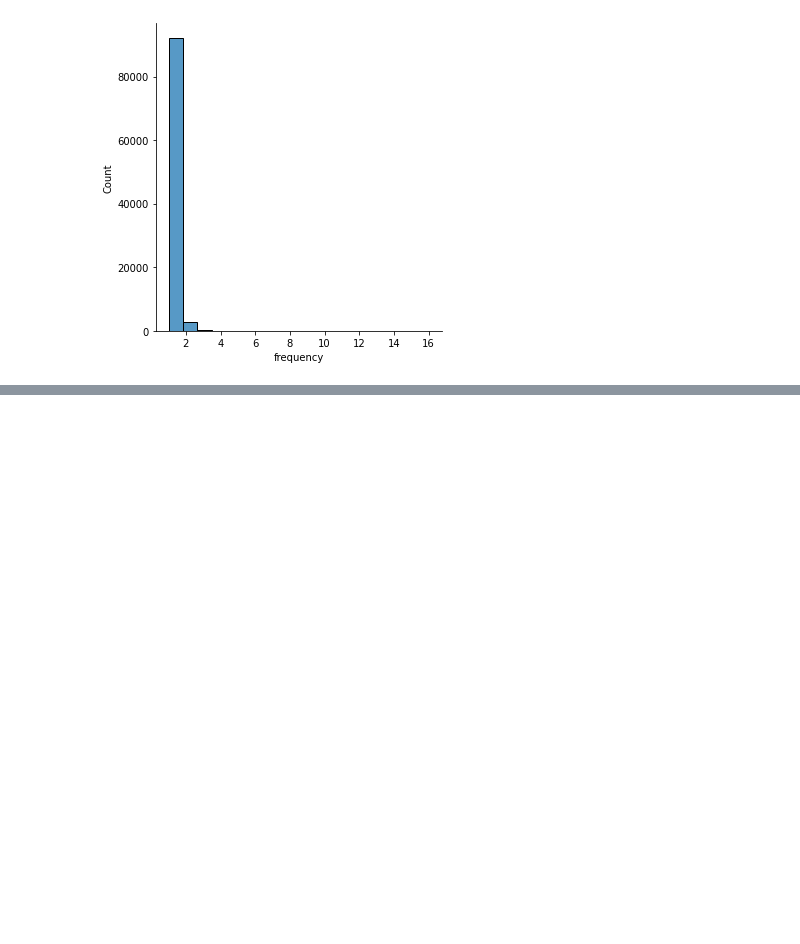
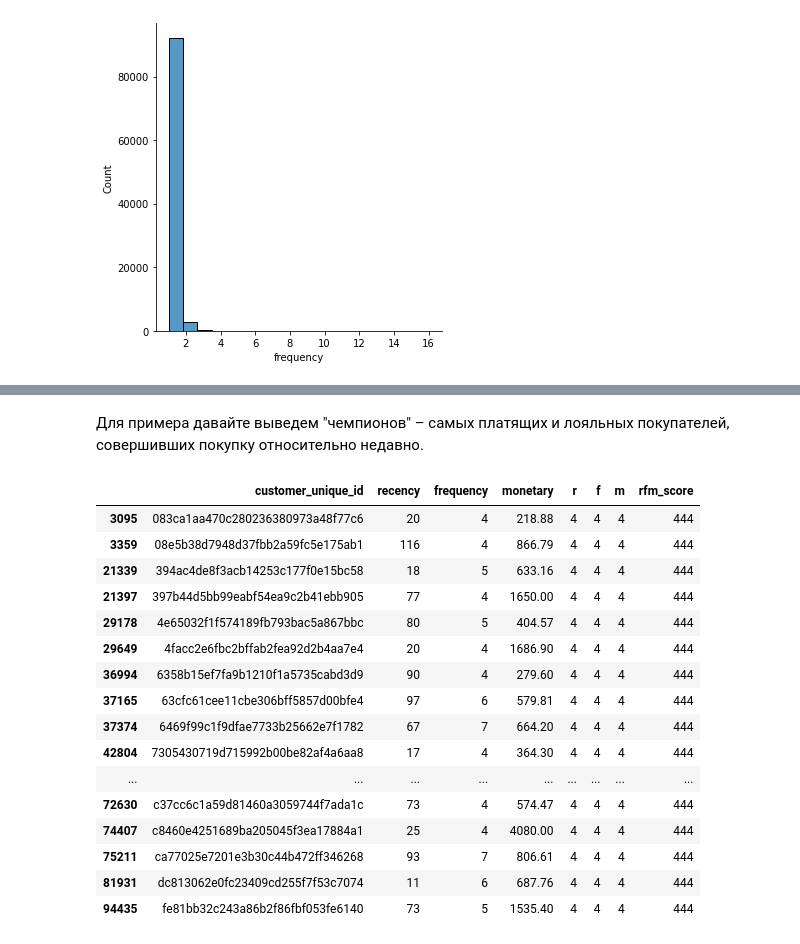
Before and after one commit to y0lk1n/analytics-practice, a Jupyter notebook: project_ecommerce/project_notebook.ipynb, the cells around one changed output, grey strips where cells are left out. Drawn from its saved outputs; the diff is of its cells as text; code cells hidden in the pictures; blank space fills up the shorter version.

Commit message:
Finished the RFM customer segmentation analysis in ecommerce_project

```diff
--- a/project_ecommerce/project_notebook.ipynb
+++ b/project_ecommerce/project_notebook.ipynb
@@ -596,4 +586,4 @@ rfm.head()
 # %%
-quintiles = rfm[['recency', 'frequency', 'monetary']].quantile([.2, .4, .6, .8]).to_dict()
-quintiles
+segments = rfm[['recency', 'frequency', 'monetary']].quantile([.25, .5, .75]).to_dict()
+segments
 # %% [output]
@@ -608,0 +622,3 @@ sns.displot(rfm.frequency)
+# %%
+segments['frequency'].update({0.25: 1.0, 0.5: 2.0, 0.75: 3.0})
+segments
@@ -608,0 +631,20 @@ sns.displot(rfm.frequency)
+# %%
+def r_score(x):
+    if x <= segments['recency'][.25]:
+        return 4
+    elif x <= segments['recency'][.5]:
+        return 3
+    elif x <= segments['recency'][.75]:
+        return 2
+    else:
+        return 1
+
+def fm_score(x, c):
+    if x <= segments[c][.25]:
+        return 1
+    elif x <= segments[c][.5]:
+        return 2
+    elif x <= segments[c][.75]:
+        return 3
+    else:
+        return 4
@@ -608,0 +653,7 @@ sns.displot(rfm.frequency)
+# %%
+rfm['r'] = rfm['recency'].apply(lambda x: r_score(x))
+rfm['f'] = rfm['frequency'].apply(lambda x: fm_score(x, 'frequency'))
+rfm['m'] = rfm['monetary'].apply(lambda x: fm_score(x, 'monetary'))
+
+rfm['rfm_score'] = rfm['r'].map(str) + rfm['f'].map(str) + rfm['m'].map(str)
+rfm.head()
@@ -608,0 +667,22 @@ sns.displot(rfm.frequency)
+# %% [markdown]
+Для примера давайте выведем "чемпионов" – самых платящих и лояльных покупателей, совершивших покупку относительно недавно.
+# %%
+rfm[rfm.rfm_score == '444']
+# %% [output]
+|  | customer_unique_id | recency | frequency | monetary | r | f | m | rfm_score |
+| 3095 | 083ca1aa470c280236380973a48f77c6 | 20 | 4 | 218.88 | 4 | 4 | 4 | 444 |
+| 3359 | 08e5b38d7948d37fbb2a59fc5e175ab1 | 116 | 4 | 866.79 | 4 | 4 | 4 | 444 |
+| 21339 | 394ac4de8f3acb14253c177f0e15bc58 | 18 | 5 | 633.16 | 4 | 4 | 4 | 444 |
+| 21397 | 397b44d5bb99eabf54ea9c2b41ebb905 | 77 | 4 | 1650.00 | 4 | 4 | 4 | 444 |
+| 29178 | 4e65032f1f574189fb793bac5a867bbc | 80 | 5 | 404.57 | 4 | 4 | 4 | 444 |
+| 29649 | 4facc2e6fbc2bffab2fea92d2b4aa7e4 | 20 | 4 | 1686.90 | 4 | 4 | 4 | 444 |
+| 36994 | 6358b15ef7fa9b1210f1a5735cabd3d9 | 90 | 4 | 279.60 | 4 | 4 | 4 | 444 |
+| 37165 | 63cfc61cee11cbe306bff5857d00bfe4 | 97 | 6 | 579.81 | 4 | 4 | 4 | 444 |
+| 37374 | 6469f99c1f9dfae7733b25662e7f1782 | 67 | 7 | 664.20 | 4 | 4 | 4 | 444 |
+| 42804 | 7305430719d715992b00be82af4a6aa8 | 17 | 4 | 364.30 | 4 | 4 | 4 | 444 |
+| ... | ... | ... | ... | ... | ... | ... | ... | ... |
+| 72630 | c37cc6c1a59d81460a3059744f7ada1c | 73 | 4 | 574.47 | 4 | 4 | 4 | 444 |
+| 74407 | c8460e4251689ba205045f3ea17884a1 | 25 | 4 | 4080.00 | 4 | 4 | 4 | 444 |
+| 75211 | ca77025e7201e3b30c44b472ff346268 | 93 | 7 | 806.61 | 4 | 4 | 4 | 444 |
+| 81931 | dc813062e0fc23409cd255f7f53c7074 | 11 | 6 | 687.76 | 4 | 4 | 4 | 444 |
+| 94435 | fe81bb32c243a86b2f86fbf053fe6140 | 73 | 5 | 1535.40 | 4 | 4 | 4 | 444 |
```
Also changed, not shown: parts of 14 cells of this notebook.
